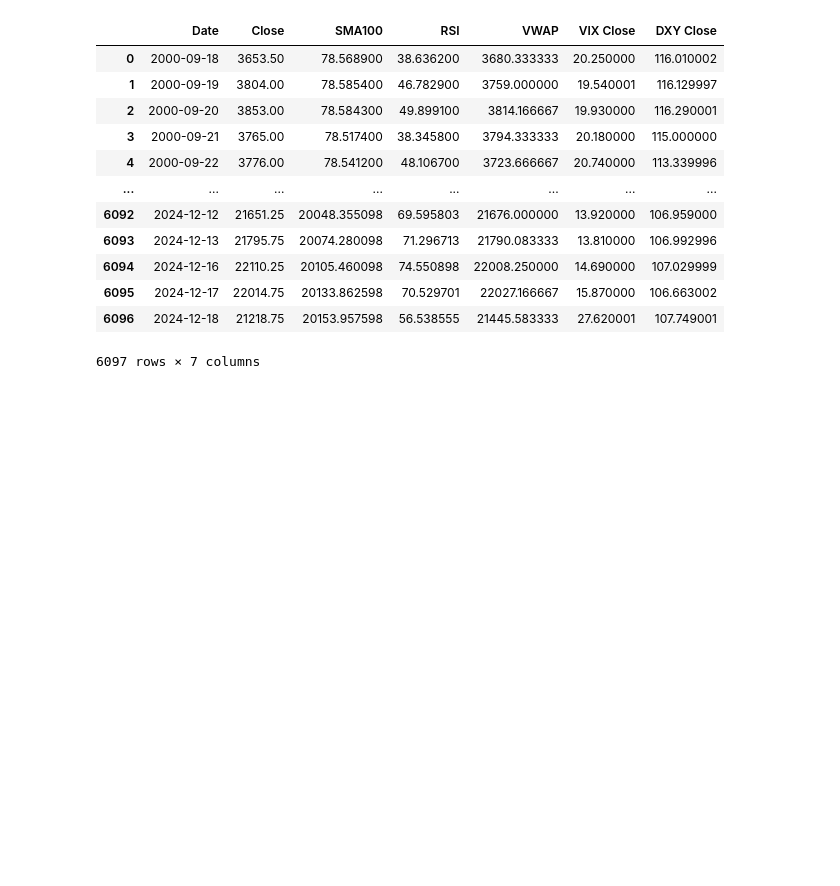
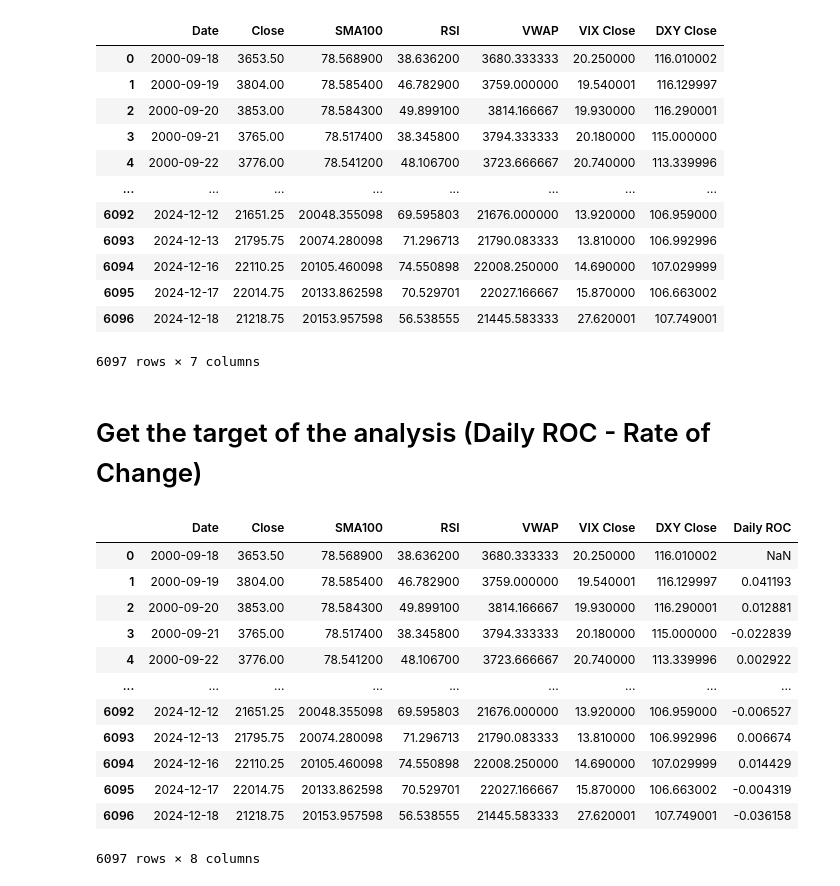
Before and after one commit to pbuitragoa33/NASDAQ-Change-Prediction, a Jupyter notebook: dataNQ.ipynb, the cells around one changed output. Cells and saved outputs as stored; diff of their text form; code cells hidden in the pictures; blank space fills up the shorter version.

```diff
--- a/dataNQ.ipynb
+++ b/dataNQ.ipynb
@@ -326,3 +326,24 @@ data
 | 6095 | 2024-12-17 | 22014.75 | 20133.862598 | 70.529701 | 22027.166667 | 15.870000 | 106.663002 |
 | 6096 | 2024-12-18 | 21218.75 | 20153.957598 | 56.538555 | 21445.583333 | 27.620001 | 107.749001 |
 6097 rows × 7 columns
+# %% [markdown]
+# Get the target of the analysis (Daily ROC - Rate of Change)
+# %%
+# Get the Daily ROC
+
+data['Daily ROC'] = data['Close'].pct_change()
+data
+# %% [output]
+|  | Date | Close | SMA100 | RSI | VWAP | VIX Close | DXY Close | Daily ROC |
+| 0 | 2000-09-18 | 3653.50 | 78.568900 | 38.636200 | 3680.333333 | 20.250000 | 116.010002 | NaN |
+| 1 | 2000-09-19 | 3804.00 | 78.585400 | 46.782900 | 3759.000000 | 19.540001 | 116.129997 | 0.041193 |
+| 2 | 2000-09-20 | 3853.00 | 78.584300 | 49.899100 | 3814.166667 | 19.930000 | 116.290001 | 0.012881 |
+| 3 | 2000-09-21 | 3765.00 | 78.517400 | 38.345800 | 3794.333333 | 20.180000 | 115.000000 | -0.022839 |
+| 4 | 2000-09-22 | 3776.00 | 78.541200 | 48.106700 | 3723.666667 | 20.740000 | 113.339996 | 0.002922 |
+| ... | ... | ... | ... | ... | ... | ... | ... | ... |
+| 6092 | 2024-12-12 | 21651.25 | 20048.355098 | 69.595803 | 21676.000000 | 13.920000 | 106.959000 | -0.006527 |
+| 6093 | 2024-12-13 | 21795.75 | 20074.280098 | 71.296713 | 21790.083333 | 13.810000 | 106.992996 | 0.006674 |
+| 6094 | 2024-12-16 | 22110.25 | 20105.460098 | 74.550898 | 22008.250000 | 14.690000 | 107.029999 | 0.014429 |
+| 6095 | 2024-12-17 | 22014.75 | 20133.862598 | 70.529701 | 22027.166667 | 15.870000 | 106.663002 | -0.004319 |
+| 6096 | 2024-12-18 | 21218.75 | 20153.957598 | 56.538555 | 21445.583333 | 27.620001 | 107.749001 | -0.036158 |
+6097 rows × 8 columns
```
Also changed, not shown: parts of 3 cells of this notebook, 4 other files.
